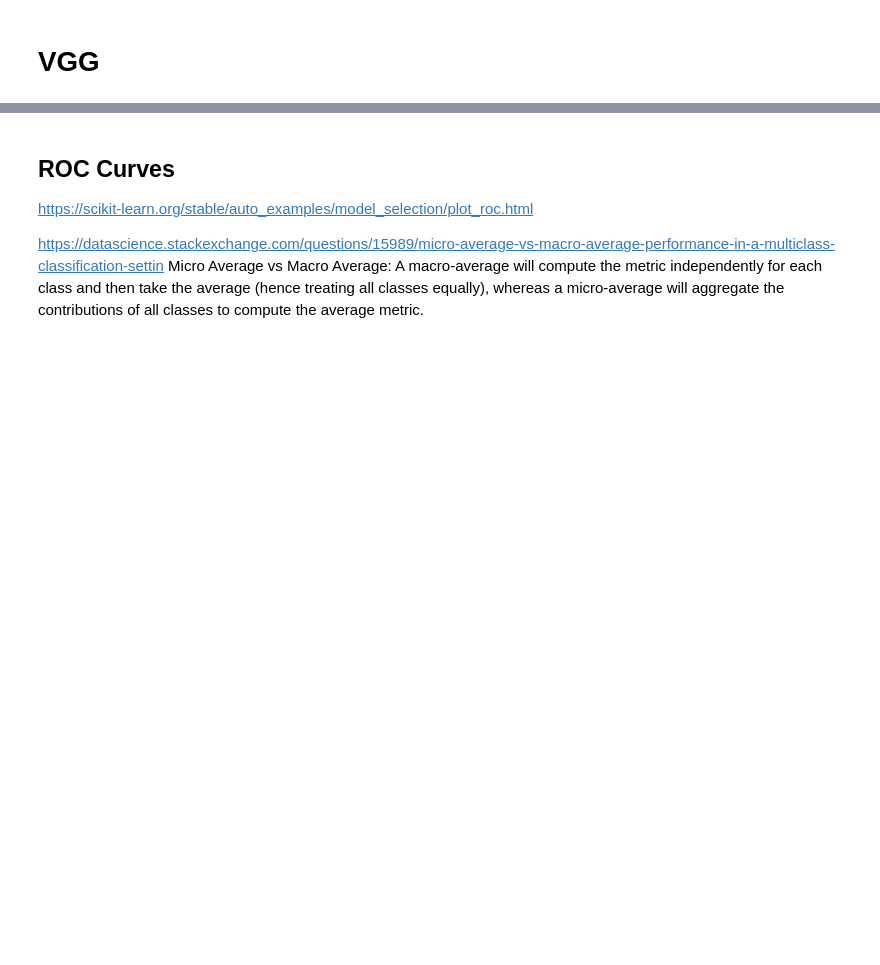
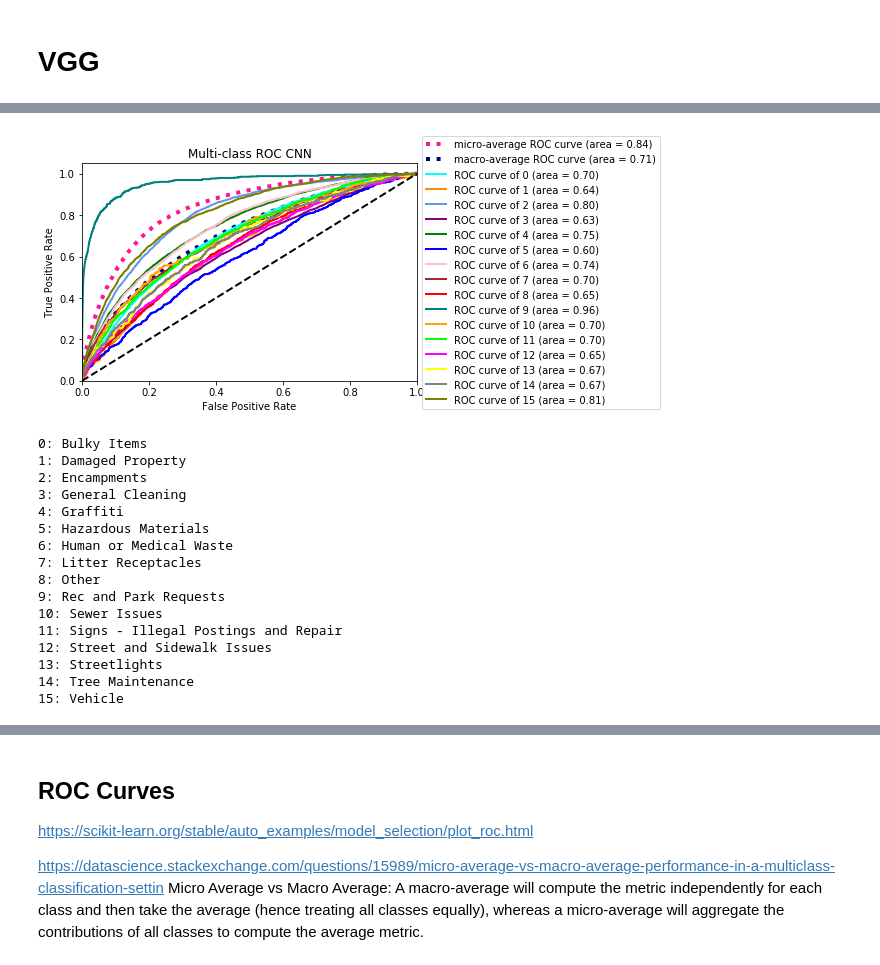
Before and after one commit to c3108/2015lab1, a Jupyter notebook: Capstone_Neural_Net_Copy5.ipynb, the cells around one changed output, grey strips where cells are left out. Drawn from its saved outputs; the diff is of its cells as text; code cells hidden in the pictures; blank space fills up the shorter version.

```diff
--- a/Capstone_Neural_Net_Copy5.ipynb
+++ b/Capstone_Neural_Net_Copy5.ipynb
@@ -558,4 +976,5 @@ np.repeat(X_train[0].reshape(128, 128)[..., np.newaxis], 3, -1).shape
 # %%
+# MLP model for categorical variables
 input_shape_cat = X_sel_train.shape[1]
 
 # This returns a tensor
@@ -566,7 +985,7 @@ x = Dense(128, activation='relu')(inputs)
 x = Dropout(0.1)(x)
 x = Dense(64, activation='relu')(x)
 x = Dropout(0.1)(x)
-predictions = Dense(16, activation='softmax')(x)
+predictions = Dense(num_classes, activation='softmax')(x)
 
 # This creates a model that includes
 # the Input layer and three Dense layers
@@ -583,12 +1000,14 @@ callbacks = [EarlyStopping(monitor='val_loss', patience=2),
                              monitor='val_loss',
                              save_best_only=True)]
 
-history = mlp.fit(X_sel_train, y_train,
-                  batch_size=128,
-                  epochs=20,
-                  verbose=1,
-                  callbacks=callbacks,
-                  validation_data=(X_sel_test, y_test))
-score = mlp.evaluate(X_sel_test, y_test, verbose=0)
-print('Test loss:', score[0])
-print('Test accuracy:', score[1])
+history_mlp = mlp.fit(X_sel_train, y_train,
+                      batch_size=128,
+                      epochs=20,
+                      verbose=1,
+                      callbacks=callbacks,
+                      validation_data=(X_sel_test, y_test))
+score_mlp = mlp.evaluate(X_sel_test, y_test, verbose=0)
+y_score_mlp = mlp.predict(X_sel_test)
+
+print('Test loss:', score_mlp[0])
+print('Test accuracy:', score_mlp[1])
@@ -594,0 +1026,20 @@ print('Test accuracy:', score[1])
+# %%
+plot_rocs(y_score_mlp)
+# %% [output]
+[figure, added]
+0: Bulky Items
+1: Damaged Property
+2: Encampments
+3: General Cleaning
+4: Graffiti
+5: Hazardous Materials
+6: Human or Medical Waste
+7: Litter Receptacles
+8: Other
+9: Rec and Park Requests
+10: Sewer Issues
+11: Signs - Illegal Postings and Repair
+12: Street and Sidewalk Issues
+13: Streetlights
+14: Tree Maintenance
+15: Vehicle
```
Also changed, not shown: parts of 60 cells of this notebook.
